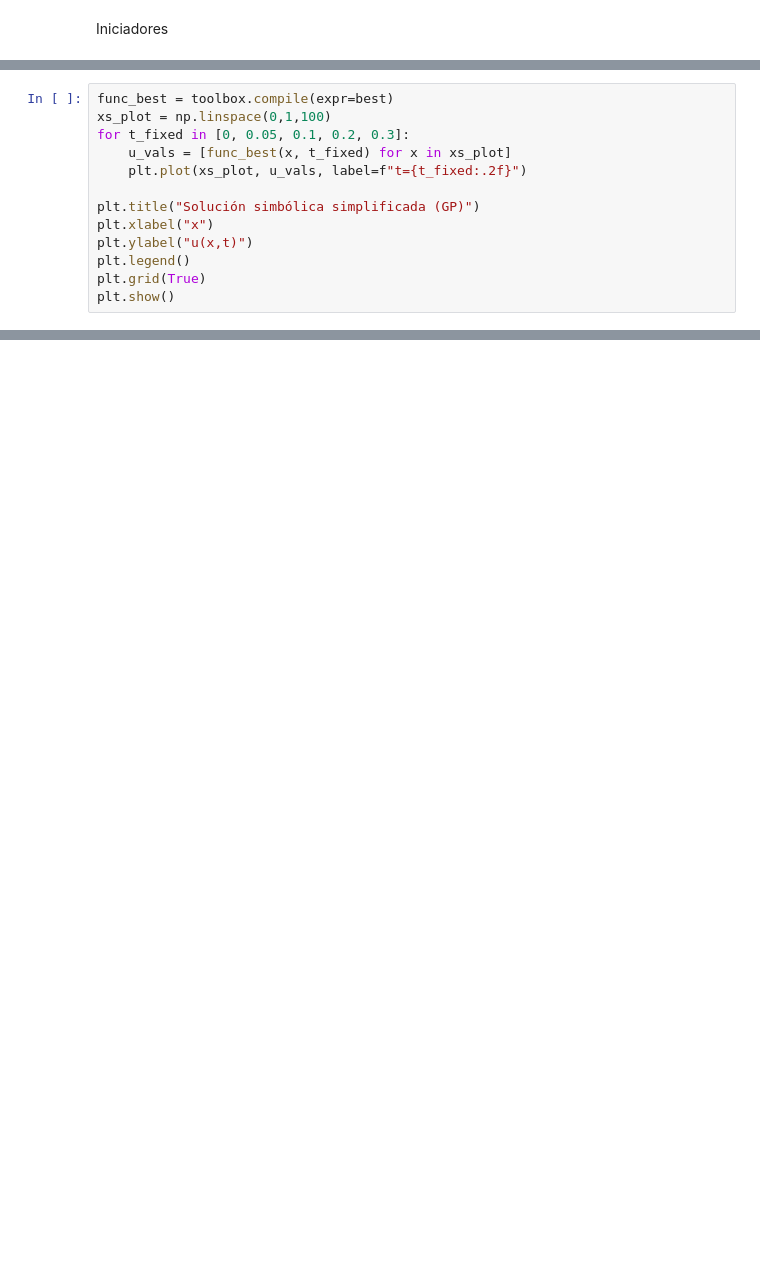
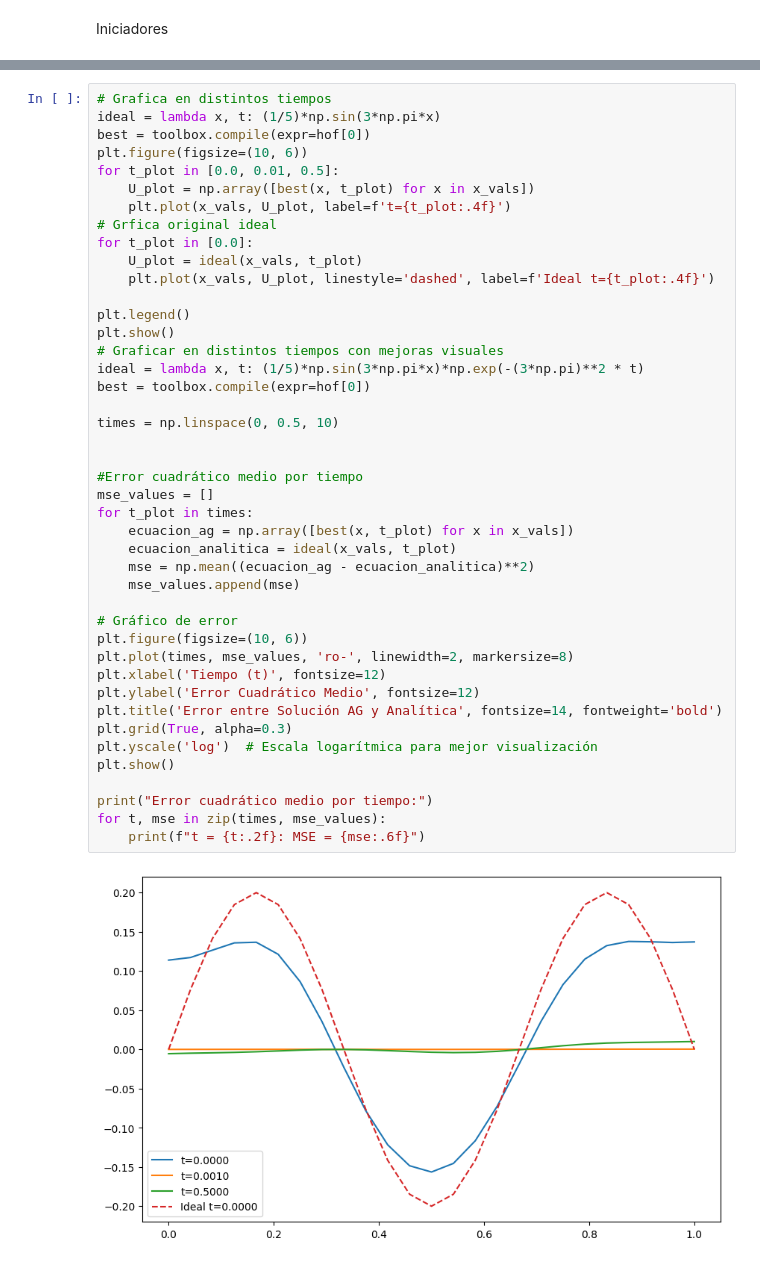
Before and after one commit to LuisPablo54/Algoritmos-bioinspirados, a Jupyter notebook: proyectoTercerParcial.ipynb, the cells around one changed output, grey strips where cells are left out. Drawn from its saved outputs; the diff is of its cells as text; blank space fills up the shorter version.

```diff
--- a/proyectoTercerParcial.ipynb
+++ b/proyectoTercerParcial.ipynb
@@ -448,13 +186,0 @@ u(x,t) = safe_exp(add(safe_div(-1.7088397225142313, safe_neg_exp(safe_exp(safe_d
-# %%
-func_best = toolbox.compile(expr=best)
-xs_plot = np.linspace(0,1,100)
-for t_fixed in [0, 0.05, 0.1, 0.2, 0.3]:
-    u_vals = [func_best(x, t_fixed) for x in xs_plot]
-    plt.plot(xs_plot, u_vals, label=f"t={t_fixed:.2f}")
-
-plt.title("Solución simbólica simplificada (GP)")
-plt.xlabel("x")
-plt.ylabel("u(x,t)")
-plt.legend()
-plt.grid(True)
-plt.show()
@@ -462,0 +193,45 @@ plt.show()
+# %%
+# Grafica en distintos tiempos
+ideal = lambda x, t: (1/5)*np.sin(3*np.pi*x)
+best = toolbox.compile(expr=hof[0])
+plt.figure(figsize=(10, 6))
+for t_plot in [0.0, 0.01, 0.5]:
+    U_plot = np.array([best(x, t_plot) for x in x_vals])
+    plt.plot(x_vals, U_plot, label=f't={t_plot:.4f}')
+# Grfica original ideal
+for t_plot in [0.0]:
+    U_plot = ideal(x_vals, t_plot)
+    plt.plot(x_vals, U_plot, linestyle='dashed', label=f'Ideal t={t_plot:.4f}')
+
+plt.legend()
+plt.show()
+# Graficar en distintos tiempos con mejoras visuales
+ideal = lambda x, t: (1/5)*np.sin(3*np.pi*x)*np.exp(-(3*np.pi)**2 * t)
+best = toolbox.compile(expr=hof[0])
+
+times = np.linspace(0, 0.5, 10)
+
+
+#Error cuadrático medio por tiempo
+mse_values = []
+for t_plot in times:
+    ecuacion_ag = np.array([best(x, t_plot) for x in x_vals])
+    ecuacion_analitica = ideal(x_vals, t_plot)
+    mse = np.mean((ecuacion_ag - ecuacion_analitica)**2)
+    mse_values.append(mse)
+
+# Gráfico de error
+plt.figure(figsize=(10, 6))
+plt.plot(times, mse_values, 'ro-', linewidth=2, markersize=8)
+plt.xlabel('Tiempo (t)', fontsize=12)
+plt.ylabel('Error Cuadrático Medio', fontsize=12)
+plt.title('Error entre Solución AG y Analítica', fontsize=14, fontweight='bold')
+plt.grid(True, alpha=0.3)
+plt.yscale('log')  # Escala logarítmica para mejor visualización
+plt.show()
+
+print("Error cuadrático medio por tiempo:")
+for t, mse in zip(times, mse_values):
+    print(f"t = {t:.2f}: MSE = {mse:.6f}")
+# %% [output]
+[figure, added]
```
Also changed, not shown: parts of 16 cells of this notebook, 5 other files.
